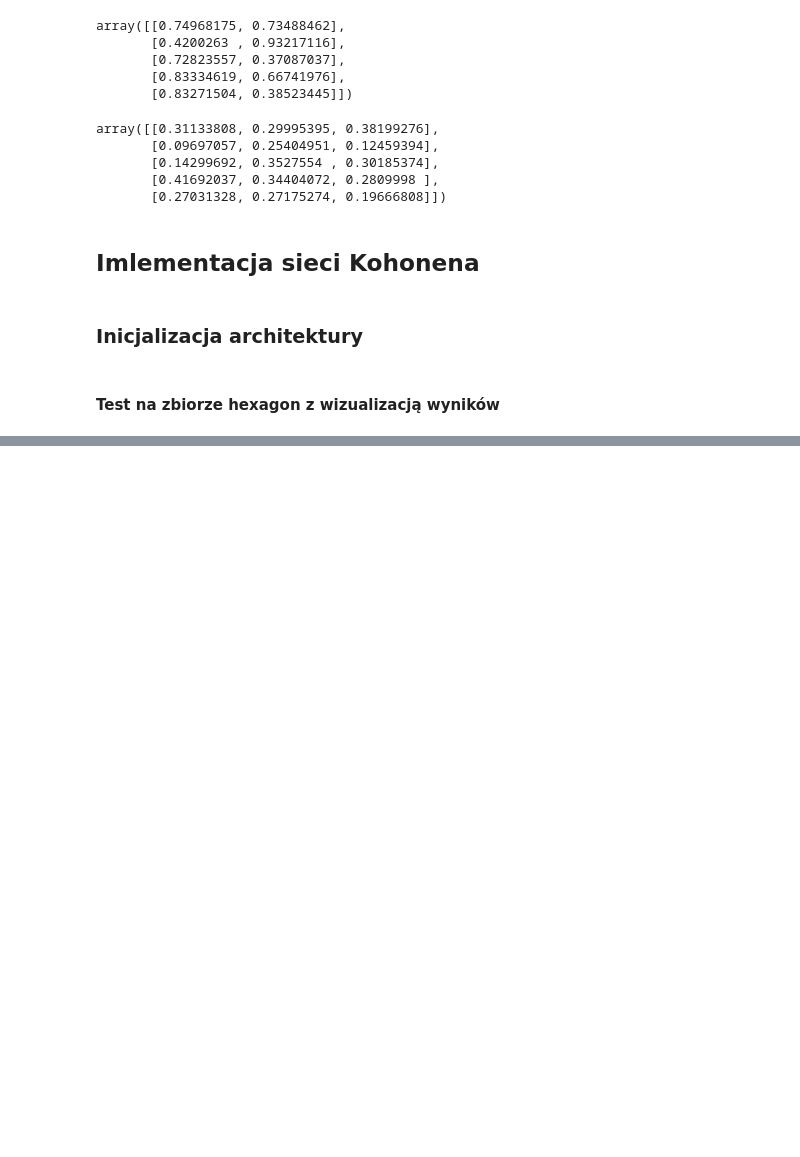
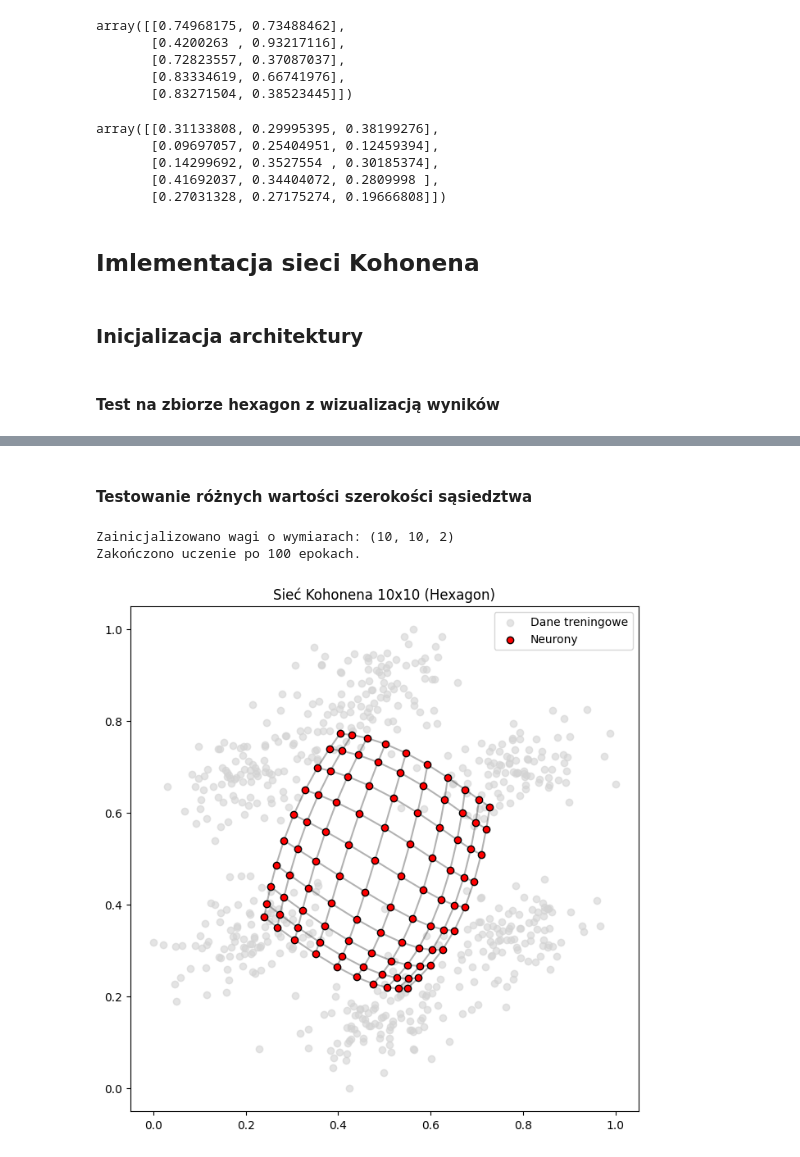
Before and after one commit to Wysocki-Piotr/Computational-intelligence, a Jupyter notebook: kohonen_network.ipynb, the cells around one changed output, grey strips where cells are left out. Cells and saved outputs as stored; diff of their text form; code cells hidden in the pictures; blank space fills up the shorter version.

```diff
--- a/kohonen_network.ipynb
+++ b/kohonen_network.ipynb
@@ -188,0 +269,10 @@ Neuron na pozycji (np.int64(7), np.int64(9)):
+# %% [markdown]
+#### Testowanie różnych wartości szerokości sąsiedztwa
+# %%
+som = KohonenNetwork(m=10, n=10)
+som.fit(X_gotowe_hex, epochs=100, neighborhood_func='gaussian', c=0.2)
+plot_som_2d(X_gotowe_hex, som.weights, title="Sieć Kohonena 10x10 (Hexagon)")
+# %% [output]
+Zainicjalizowano wagi o wymiarach: (10, 10, 2)
+Zakończono uczenie po 100 epokach.
+[figure, added]
```
Also changed, not shown: parts of 10 cells of this notebook.
